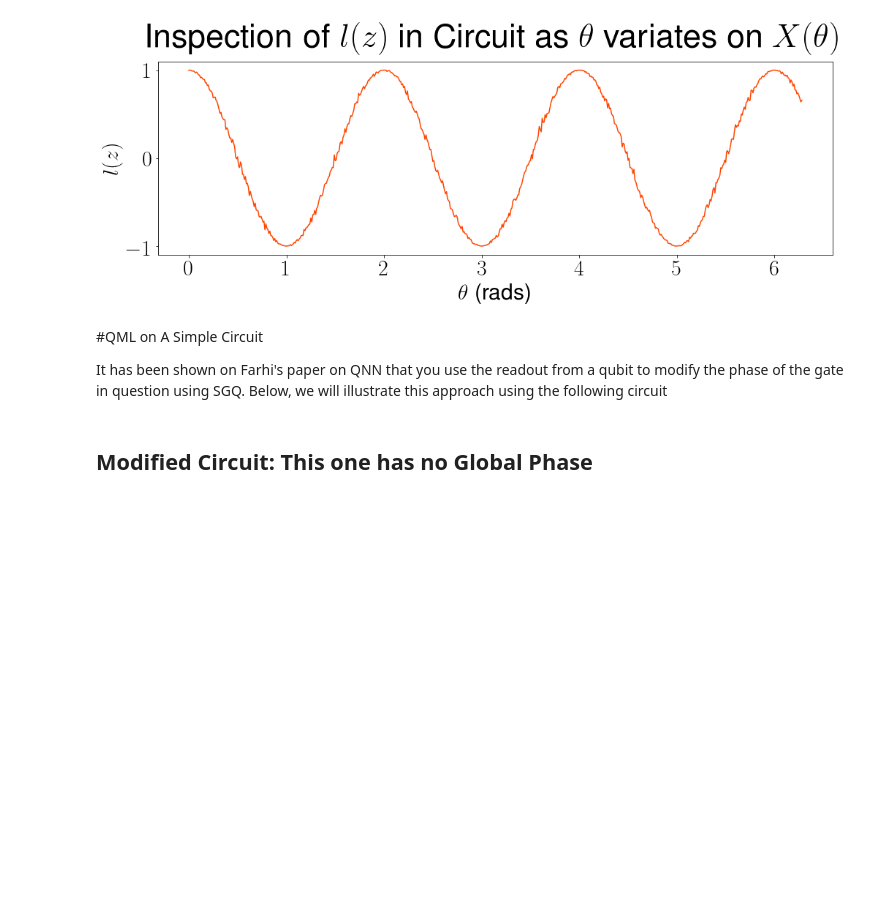
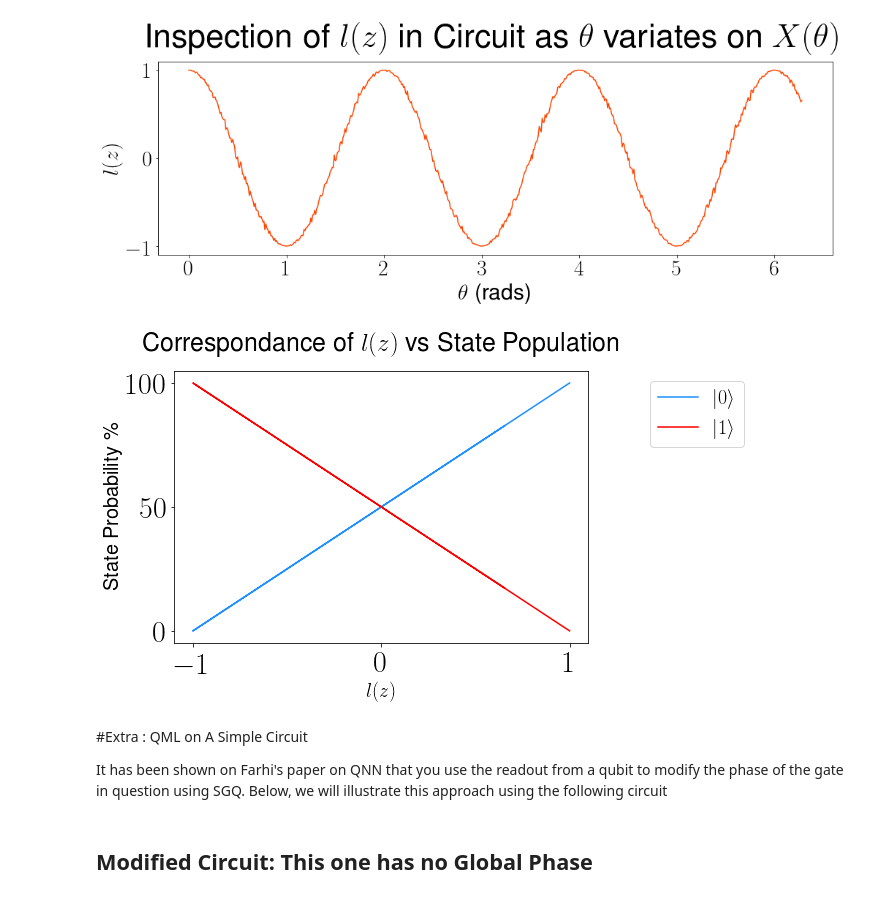
Before and after one commit to enriqueasegura/Quantum-X, a Jupyter notebook: QMLHEP_Task.ipynb, the cells around one changed output. Saved outputs shown, nothing was run; the diff lists cells and outputs as text; code cells hidden in the pictures; blank space fills up the shorter version.

```diff
--- a/QMLHEP_Task.ipynb
+++ b/QMLHEP_Task.ipynb
@@ -401,8 +407,26 @@ plt.tight_layout()
 plt.subplots_adjust(top=.95)
 # %% [output]
 [figure]
+# %%
+plt.figure(figsize=(10,5))
+
+plt.plot(test_zero_pop[-2], zero_ket_count, color='dodgerblue',label = r'$|0 \rangle$')
+plt.plot(test_zero_pop[-2], one_ket_count, color='red', label = r'$|1 \rangle$')
+
+plt.xlabel(r'$l(z)$', fontsize=20)
+plt.ylabel('State Probability \%', fontsize=20)
+plt.tick_params(labelsize=30)
+
+plt.legend(fontsize=20, bbox_to_anchor=(1.4,1))
+
+plt.title(r'Correspondance of $l(z)$ vs State Population', fontsize=25)
+
+plt.tight_layout()
+plt.subplots_adjust(top=.95)
+# %% [output]
+[figure, added]
 # %% [markdown]
-#QML on A Simple Circuit
+#Extra : QML on A Simple Circuit
 
 It has been shown on Farhi's paper on QNN that you use the readout from a qubit to modify the phase of the gate in question using SGQ. Below, we will illustrate this approach using the following circuit
 # %% [markdown]
```
Also changed, not shown: parts of 2 cells of this notebook.
